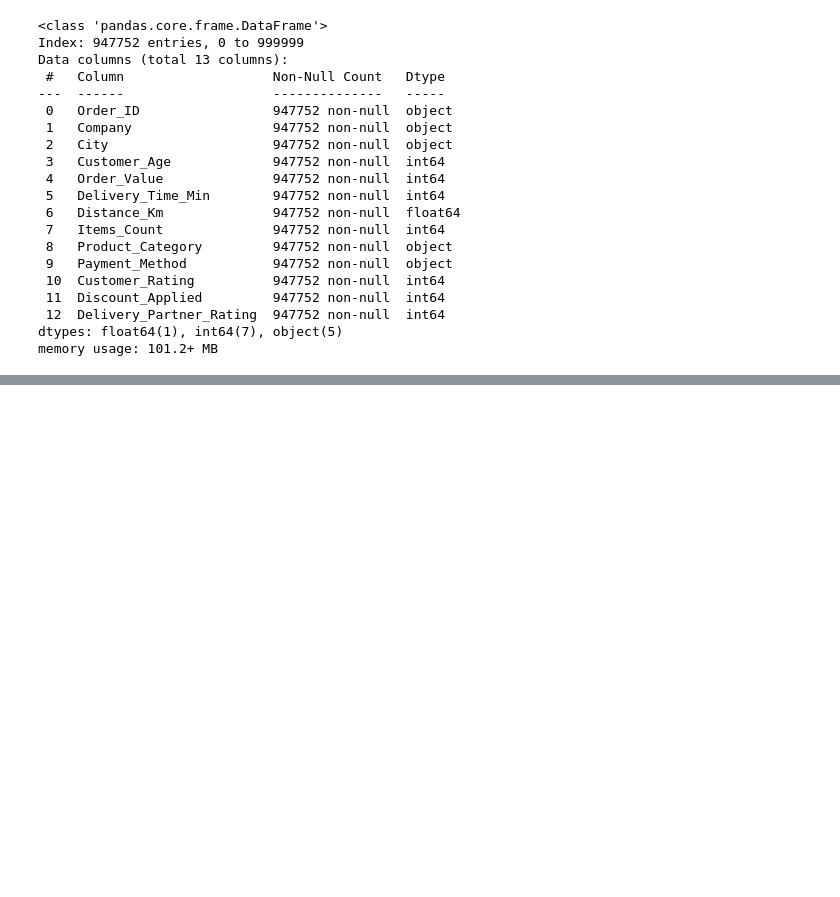
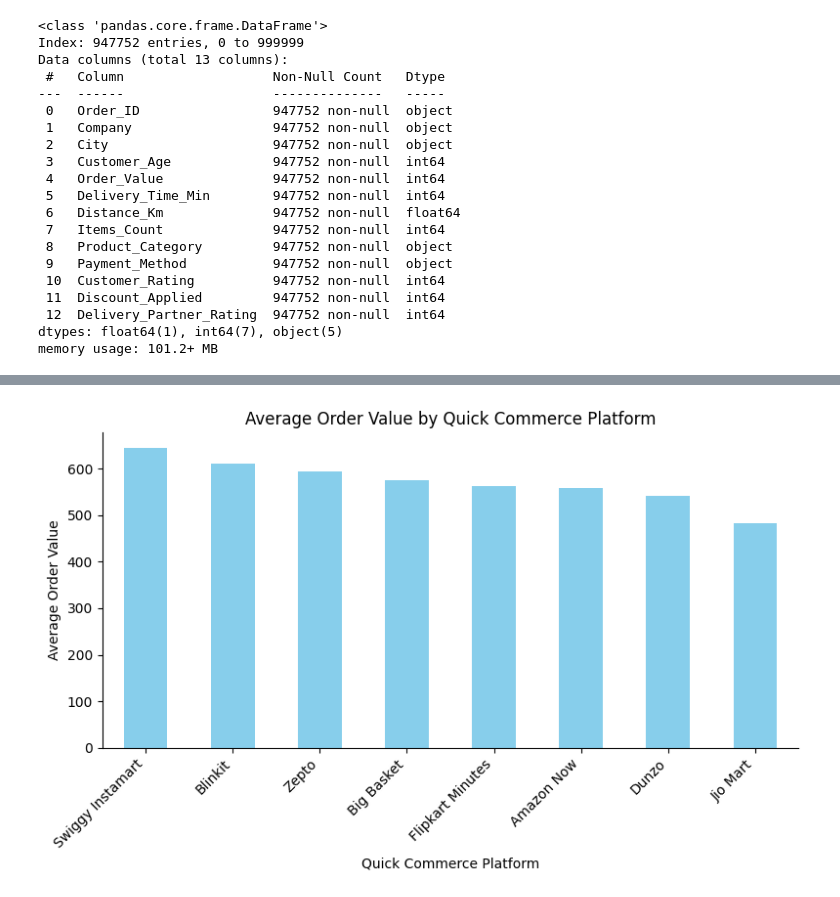
Before and after one commit to sankajithdjinasena/DataAnalysisProjects, a Jupyter notebook: Quick_Commerce_Analysis/Quick_Commerce_Analysis.ipynb, the cells around one changed output, grey strips where cells are left out. Drawn from its saved outputs; the diff is of its cells as text; code cells hidden in the pictures; blank space fills up the shorter version.

```diff
--- a/Quick_Commerce_Analysis/Quick_Commerce_Analysis.ipynb
+++ b/Quick_Commerce_Analysis/Quick_Commerce_Analysis.ipynb
@@ -343,0 +419,14 @@ memory usage: 101.2+ MB
+# %%
+plt.figure(figsize=(8,5))
+df.groupby("Company")["Order_Value"].mean().sort_values(ascending=False).plot(kind="bar", color="skyblue")
+plt.title("Average Order Value by Quick Commerce Platform")
+plt.xticks(rotation=45, ha="right")
+plt.xlabel("Quick Commerce Platform")
+plt.ylabel("Average Order Value")
+ax = plt.gca()
+ax.spines["top"].set_visible(False)
+ax.spines["right"].set_visible(False)
+plt.tight_layout()
+plt.show()
+# %% [output]
+[figure, added]
```
Also changed, not shown: parts of 16 cells of this notebook.
